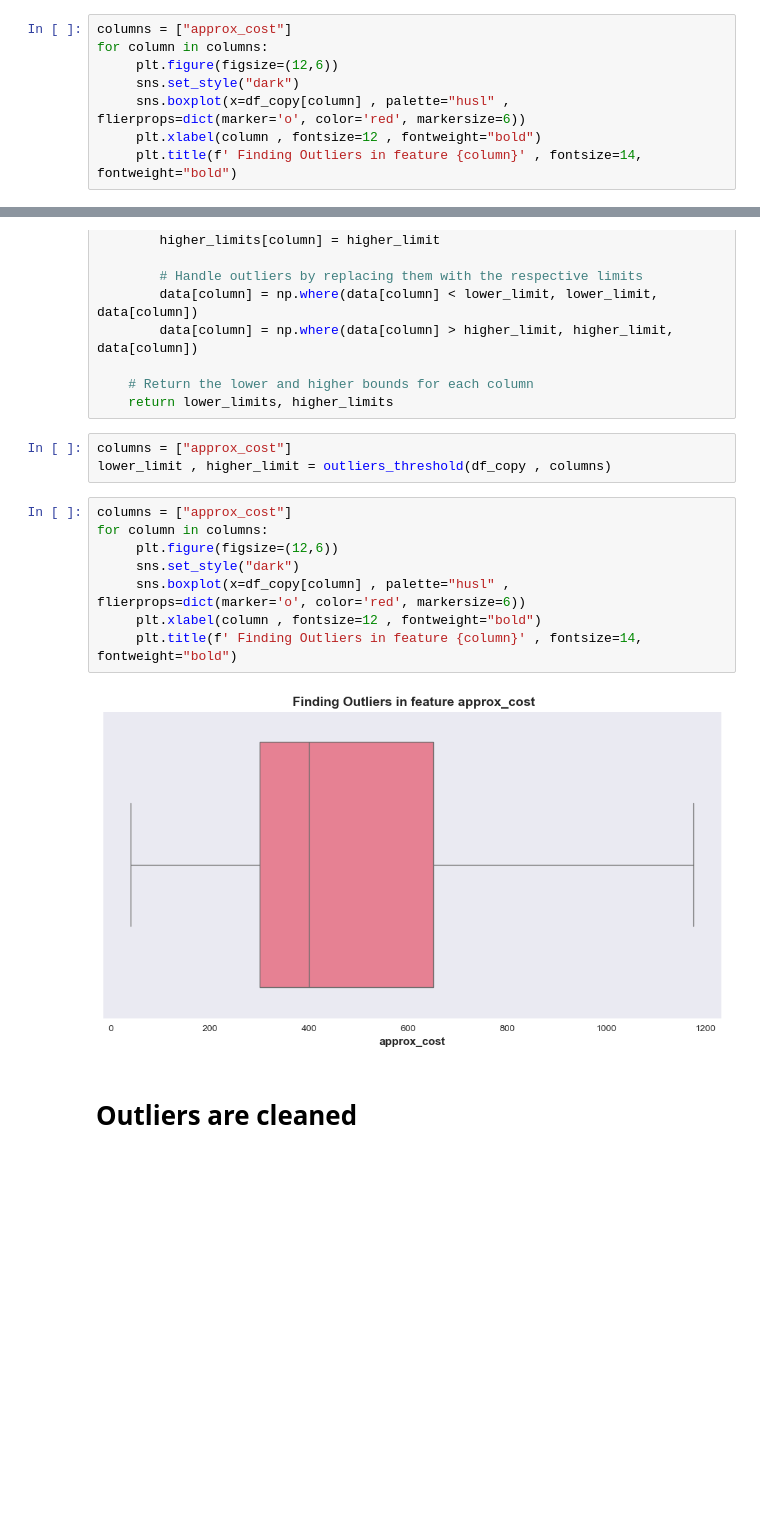
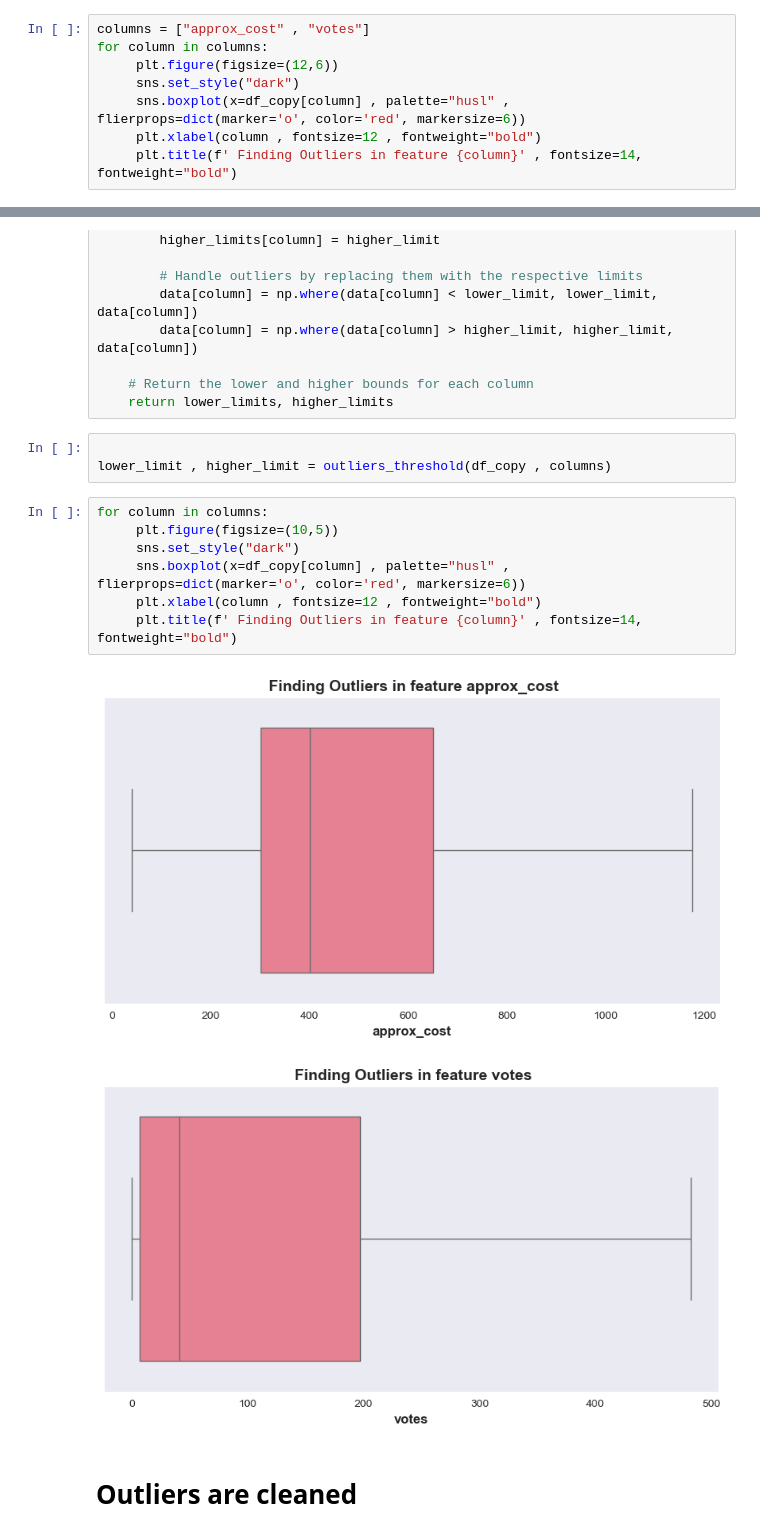
Before and after one commit to RJSINGH64/restaurant_rating-prediction, a Jupyter notebook: research.ipynb, the cells around one changed output, grey strips where cells are left out. Saved outputs shown, nothing was run; the diff lists cells and outputs as text; blank space fills up the shorter version.

```diff
--- a/research.ipynb
+++ b/research.ipynb
@@ -580,7 +580,7 @@ df.head()
 | 3 | Monsoon | No | No | 2.8 | 12 | Bellandur | Food Court | [Biryani] | Continental | ... |
 | 4 | Ambur Biryani | No | No | 3.7 | 0 | Kammanahalli | Quick Bites | [Biryani] | Biryani, Kebab | ... |
 # %%
-columns = ["approx_cost"]
+columns = ["approx_cost" , "votes"]
 for column in columns:
      plt.figure(figsize=(12,6))
      sns.set_style("dark")
@@ -649,17 +650,17 @@ def outliers_threshold(data, columns):
     # Return the lower and higher bounds for each column
     return lower_limits, higher_limits
 # %%
-columns = ["approx_cost"]
+
 lower_limit , higher_limit = outliers_threshold(df_copy , columns)
 # %%
-columns = ["approx_cost"]
 for column in columns:
-     plt.figure(figsize=(12,6))
+     plt.figure(figsize=(10,5))
      sns.set_style("dark")
      sns.boxplot(x=df_copy[column] , palette="husl" , flierprops=dict(marker='o', color='red', markersize=6))
      plt.xlabel(column , fontsize=12 , fontweight="bold")
      plt.title(f' Finding Outliers in feature {column}' , fontsize=14, fontweight="bold")
 # %% [output]
-[figure, old version]
+[figure, new version]
+[figure, added]
 # %% [markdown]
 # **Outliers are cleaned**
```
Also changed, not shown: parts of 36 cells of this notebook.
